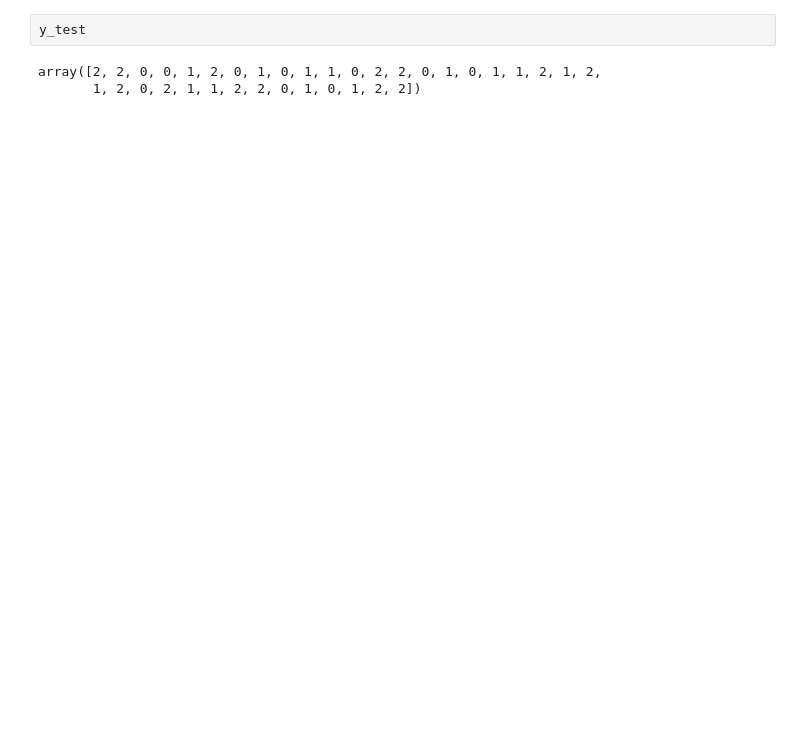
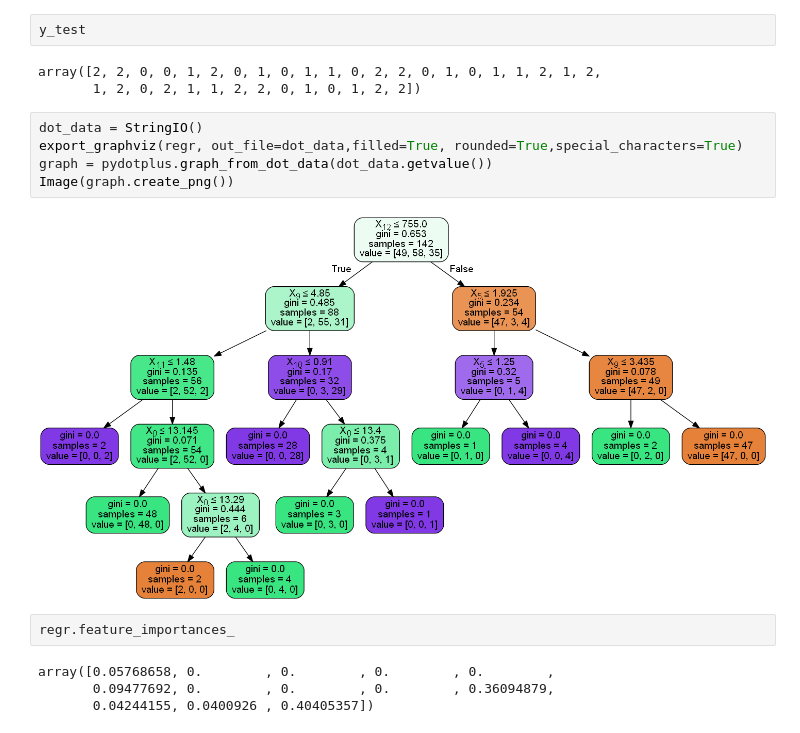
Before and after one commit to billychen124/1st-DL-CVMarathon, a Jupyter notebook: Day_042_HW.ipynb, the cells around one changed output. Cells and saved outputs as stored; diff of their text form; blank space fills up the shorter version.

```diff
--- a/Day_042_HW.ipynb
+++ b/Day_042_HW.ipynb
@@ -57,3 +66,16 @@ y_test
 # %% [output]
 array([2, 2, 0, 0, 1, 2, 0, 1, 0, 1, 1, 0, 2, 2, 0, 1, 0, 1, 1, 2, 1, 2,
        1, 2, 0, 2, 1, 1, 2, 2, 0, 1, 0, 1, 2, 2])
+# %%
+dot_data = StringIO()
+export_graphviz(regr, out_file=dot_data,filled=True, rounded=True,special_characters=True)
+graph = pydotplus.graph_from_dot_data(dot_data.getvalue())
+Image(graph.create_png())
+# %% [output]
+[figure, added]
+# %%
+regr.feature_importances_
+# %% [output]
+array([0.05768658, 0.        , 0.        , 0.        , 0.        ,
+       0.09477692, 0.        , 0.        , 0.        , 0.36094879,
+       0.04244155, 0.0400926 , 0.40405357])
```
Also changed, not shown: parts of 6 cells of this notebook.
